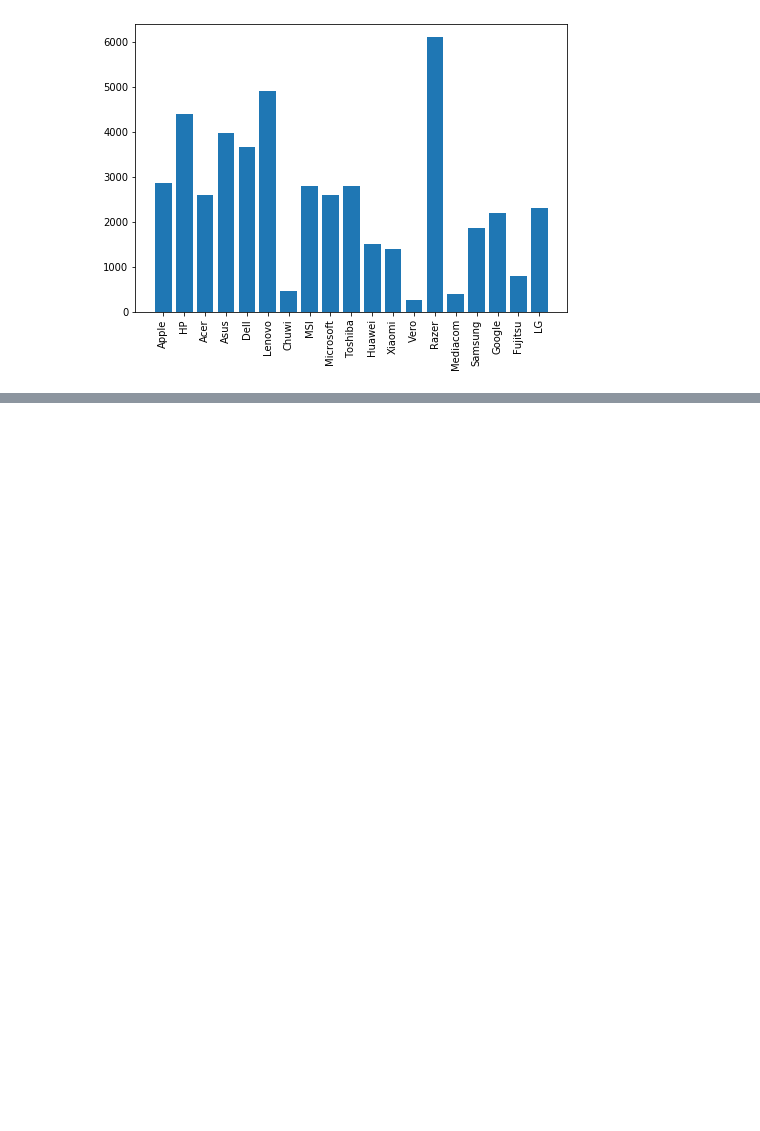
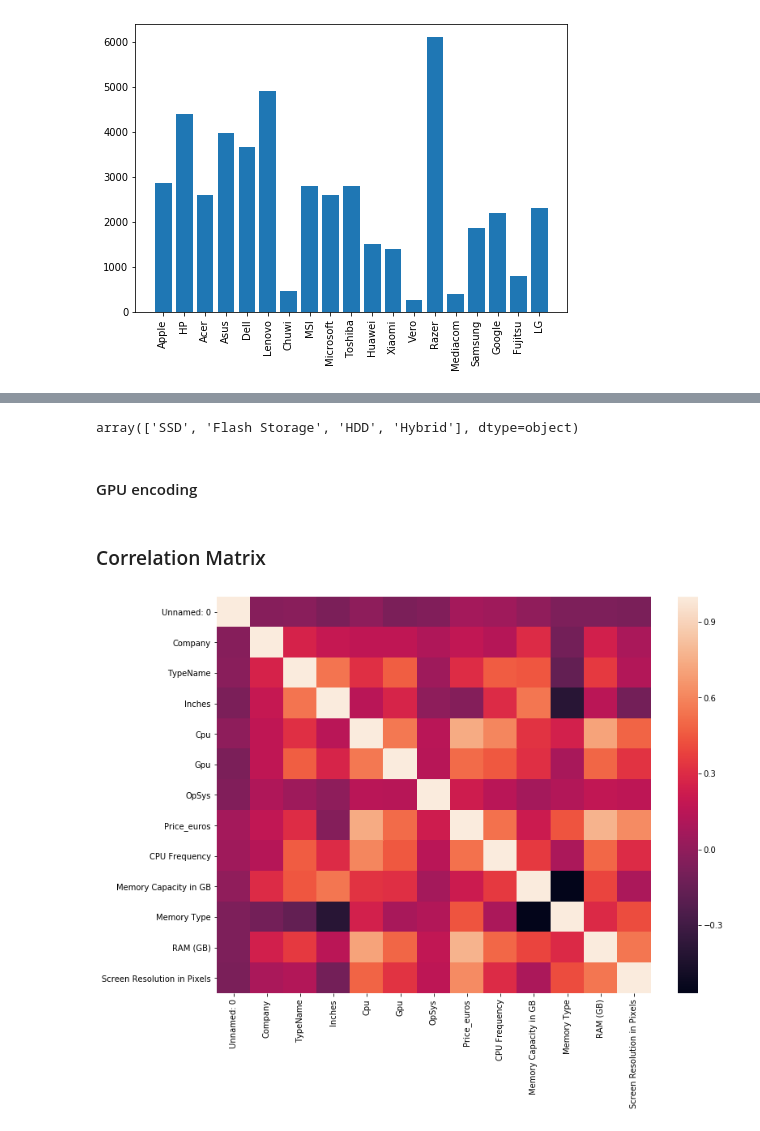
Before and after one commit to aibhishek/IFBD, a Jupyter notebook: IFBD.ipynb, the cells around one changed output, grey strips where cells are left out. Drawn from its saved outputs; the diff is of its cells as text; code cells hidden in the pictures; blank space fills up the shorter version.

```diff
--- a/IFBD.ipynb
+++ b/IFBD.ipynb
@@ -105,0 +242,14 @@ plt.show()
+# %%
+df.OpSys = df.OpSys.replace({'macOS':9,
+                            'Mac OS X':9,
+                             'Windows 10':9,
+                             'Windows 10 S':9,
+                            'Linux':8,
+                             'Android':5,
+                             'Chrome OS':4,
+                             'Windows 7':4,
+                             'No OS':0
+                            })
+# %%
+new = df['Weight'].str.split("k", n = 1, expand = True)
+df["Weight"]= new[0]
@@ -105,0 +258,27 @@ plt.show()
+# %%
+df['Memory Type'].unique()
+# %% [output]
+array(['SSD', 'Flash Storage', 'HDD', 'Hybrid'], dtype=object)
+# %%
+df['Memory Type'] = df['Memory Type'].replace({
+    'SSD':10,
+    'Flash Storage': 7,
+    'Hybrid': 7,
+    'HDD':3
+})
+# %% [markdown]
+#### GPU encoding
+# %%
+df['Gpu'] = df['Gpu'].astype('category').cat.codes
+# %% [markdown]
+### Correlation Matrix
+# %%
+import matplotlib.pyplot as plt
+import seaborn as sns
+
+corrmat = df.corr(method="spearman")
+f, ax = plt.subplots(figsize=(12,9))
+corrmat
+sns.heatmap(corrmat, xticklabels=True, yticklabels=True);
+# %% [output]
+[figure, added]
```
Also changed, not shown: parts of 52 cells of this notebook.
